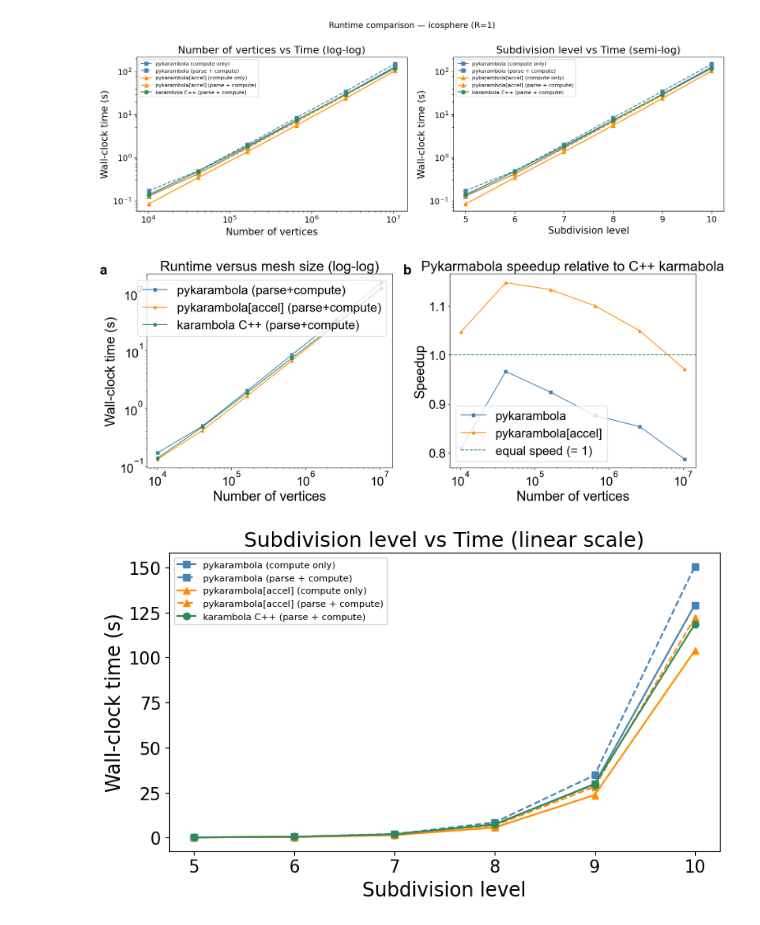
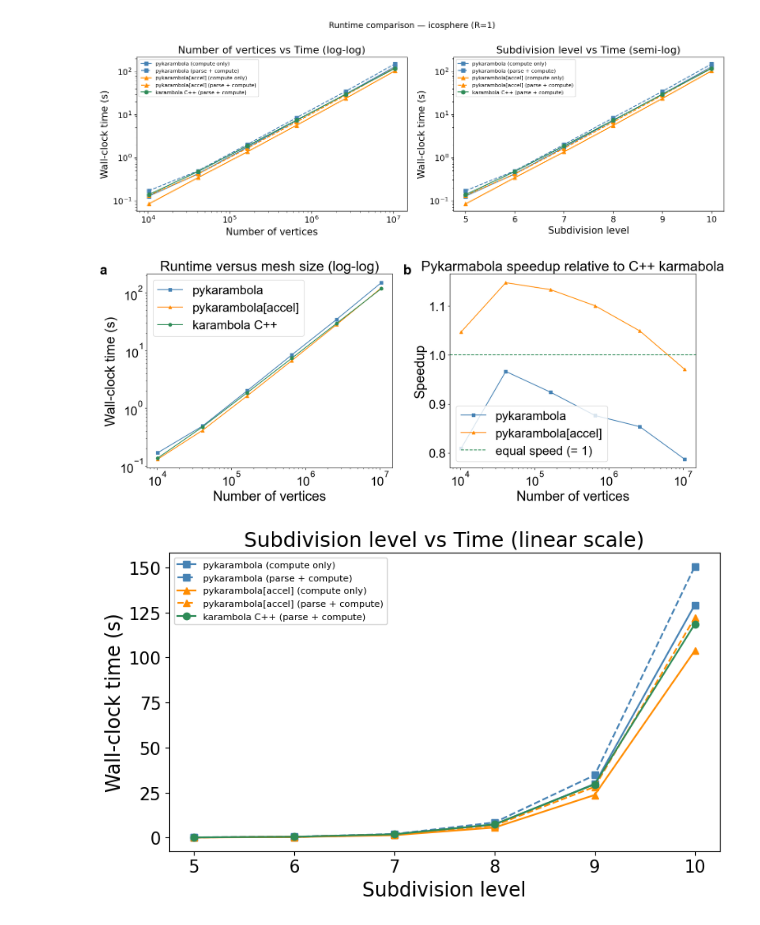
Before and after one commit to Ishihara-SynthMorph/pykarambola, a Jupyter notebook: paper/notebooks/runtime_comparison.ipynb, the cells around one changed output. Saved outputs shown, nothing was run; the diff lists cells and outputs as text; code cells hidden in the pictures.

Commit message:
removed parse+compute text from fig, changed fig to two columns

```diff
--- a/paper/notebooks/runtime_comparison.ipynb
+++ b/paper/notebooks/runtime_comparison.ipynb
@@ -559,13 +559,13 @@ fig, (ax_abs, ax_ratio) = plt.subplots(1, 2, figsize=(16, 7))
 
 # ── Left: absolute time (log-log) ────────────────────────────────────────────
 ax_abs.plot(df['n_vertices'], df['t_py_total'],    marker='s', color='steelblue',
-            label='pykarambola (parse+compute)')
+            label='pykarambola')
 if 't_accel_total' in df.columns:
     ax_abs.plot(df['n_vertices'], df['t_accel_total'], marker='^', color='darkorange',
-                label='pykarambola[accel] (parse+compute)')
+                label='pykarambola[accel]')
 if 't_kara' in df.columns:
     ax_abs.plot(df['n_vertices'], df['t_kara'],       marker='o', color='seagreen',
-                label='karambola C++ (parse+compute)')
+                label='karambola C++')
 ax_abs.set_xscale('log')
 ax_abs.set_yscale('log')
 ax_abs.set_xlabel('Number of vertices')
@@ -574,34 +574,34 @@ ax_abs.set_title('Runtime versus mesh size (log-log)')
 ax_abs.legend()
 ax_abs.text(-0.19, 1.05, 'a', transform=ax_abs.transAxes, fontweight='bold',
             fontsize=BASE_FONT,  va='top', ha='left')
 
 # ── Right: speedup (t_kara / t_py) ───────────────────────────────────────────
 if 't_kara' in df.columns:
     speedup_py = df['t_kara'] / df['t_py_total']
     ax_ratio.plot(df['n_vertices'], speedup_py, marker='s', color='steelblue',
                   label='pykarambola')
     if 't_accel_total' in df.columns:
         speedup_accel = df['t_kara'] / df['t_accel_total']
         ax_ratio.plot(df['n_vertices'], speedup_accel, marker='^', color='darkorange',
                       label='pykarambola[accel]')
     ax_ratio.axhline(1.0, color='seagreen', ls='--', lw=1.5, label='equal speed (= 1)')
     ax_ratio.set_xscale('log')
     ax_ratio.set_xlabel('Number of vertices')
     ax_ratio.set_ylabel('Speedup')
     ax_ratio.set_title('Pykarmabola speedup relative to C++ karmabola')
     ax_ratio.legend()
 else:
     ax_ratio.text(0.5, 0.5, 'karambola timing not loaded',
                   ha='center', va='center', transform=ax_ratio.transAxes)
 
 ax_ratio.text(-0.19, 1.05, 'b', transform=ax_ratio.transAxes, fontweight='bold',
               fontsize=BASE_FONT,  va='top', ha='left')
 
 fig.tight_layout()
 fig.savefig(os.path.join(RESULTS_DIR, 'timing_comparison_option_a.pdf'), bbox_inches='tight')
 plt.show()
 # %% [output]
-[figure, old version]
+[figure, new version]
 # %%
 # ── Linear-scale: subdivisions vs time ────────────────────────────────────────
 fig, ax = plt.subplots(figsize=(8, 5))
```
Also changed, not shown: 2 other files.
